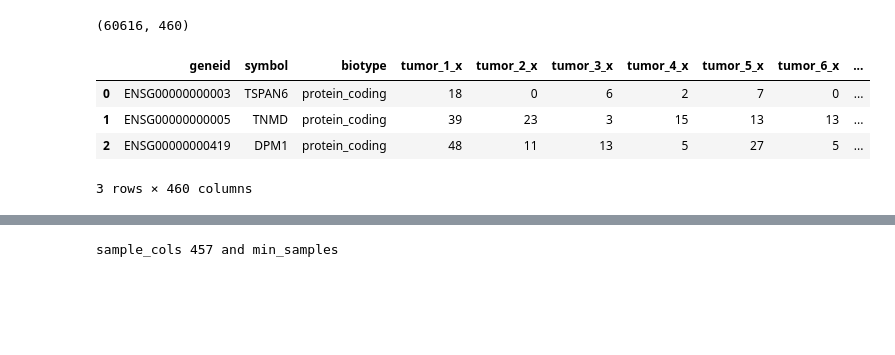
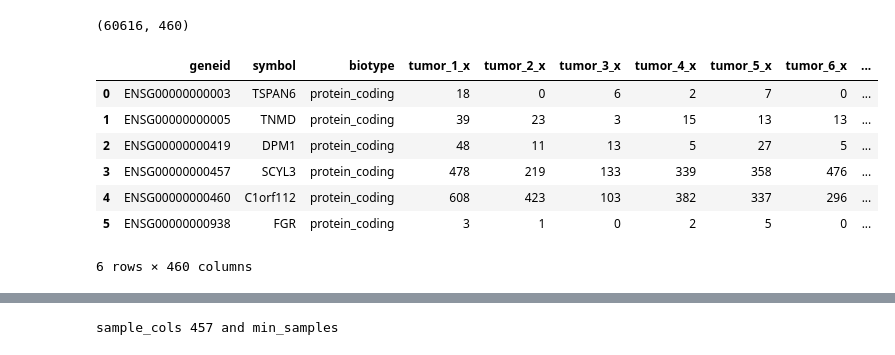
Before and after one commit to flalix/perturb_agent, a Jupyter notebook: notebooks/mtp_TCGA_53_PSI_all_PAADs_Expression.ipynb, the cells around one changed output, grey strips where cells are left out. Cells and saved outputs as stored; diff of their text form; code cells hidden in the pictures; blank space fills up the shorter version.

```diff
--- a/notebooks/mtp_TCGA_53_PSI_all_PAADs_Expression.ipynb
+++ b/notebooks/mtp_TCGA_53_PSI_all_PAADs_Expression.ipynb
@@ -341,10 +341,13 @@ dfn.shape
 There are 457 samples merging studies
 (60616, 460)
 # %%
-dfn.head(3)
+dfn.head(6)
 # %% [output]
 |  | geneid | symbol | biotype | tumor_1_x | tumor_2_x | tumor_3_x | tumor_4_x | tumor_5_x | tumor_6_x | ... |
 | 0 | ENSG00000000003 | TSPAN6 | protein_coding | 18 | 0 | 6 | 2 | 7 | 0 | ... |
 | 1 | ENSG00000000005 | TNMD | protein_coding | 39 | 23 | 3 | 15 | 13 | 13 | ... |
 | 2 | ENSG00000000419 | DPM1 | protein_coding | 48 | 11 | 13 | 5 | 27 | 5 | ... |
+| 3 | ENSG00000000457 | SCYL3 | protein_coding | 478 | 219 | 133 | 339 | 358 | 476 | ... |
+| 4 | ENSG00000000460 | C1orf112 | protein_coding | 608 | 423 | 103 | 382 | 337 | 296 | ... |
+| 5 | ENSG00000000938 | FGR | protein_coding | 3 | 1 | 0 | 2 | 5 | 0 | ... |
-3 rows × 460 columns
+6 rows × 460 columns
```
Also changed, not shown: parts of 30 cells of this notebook.
